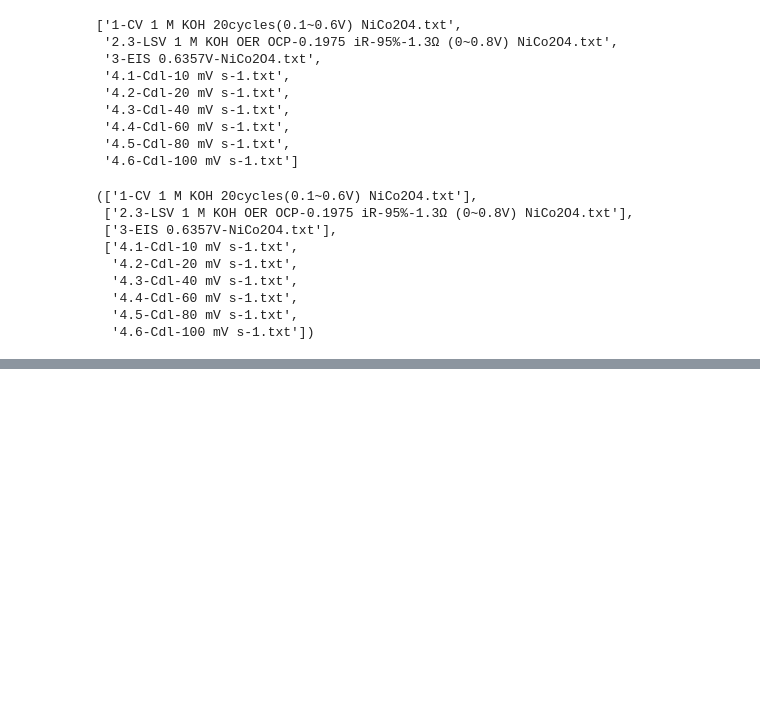
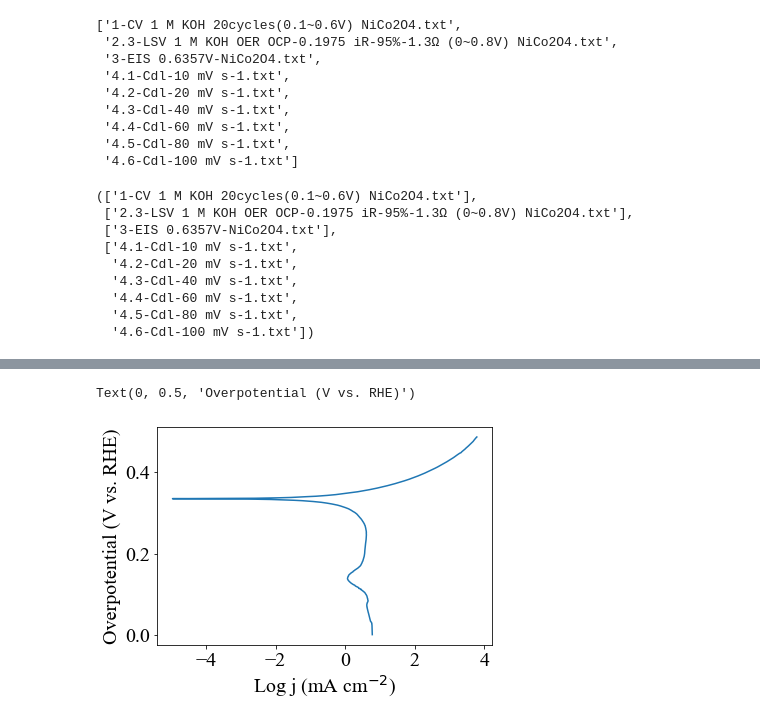
Before and after one commit to liyihang1024/CHI, a Jupyter notebook: electrocatalytic performance.ipynb, the cells around one changed output, grey strips where cells are left out. Cells and saved outputs as stored; diff of their text form; code cells hidden in the pictures; blank space fills up the shorter version.

```diff
--- a/electrocatalytic performance.ipynb
+++ b/electrocatalytic performance.ipynb
@@ -99,0 +79,21 @@ cdl_data_RHE = pd.concat([ref_to_RHE(i) for i in cdl], axis = 1)
+# %%
+# 读取并处理LSV数据
+lsv_data = pd.read_table(lsv[0], index_col=None, header=None, skiprows=0, sep=',')
+
+# 读取lsv扫速、电势窗口范围和数据开始的行索引
+scan_rate_lsv = lsv_data[lsv_data.iloc[:,0].str.contains("Scan Rate")].iloc[0,0].split(sep=' ')[-1]
+init_E_lsv = lsv_data[lsv_data.iloc[:,0].str.contains("Init E")].iloc[0,0].split(sep=' ')[-1]
+final_E_lsv = lsv_data[lsv_data.iloc[:,0].str.contains("Final E")].iloc[0,0].split(sep=' ')[-1]
+index_lsv = lsv_data[lsv_data.iloc[:,0].isin(['Potential/V'])].index.tolist()[0] + 1
+# %%
+# 将LSV数据转换为相对于RHE并与源数据和Tafel数据合并在一起
+lsv_data_new = lsv_data.iloc[index_lsv:,:].rename(columns={0:'Potential(V)', 1:'Current(A)'})   # 删除字符信息，只保留数值部分
+lsv_Potential_RHE = lsv_data.iloc[index_lsv:,0].astype(float).rename('Potential(V vs. RHE)') + shift   # 相对于RHE的电压
+lsv_Current_density_RHE = lsv_data.iloc[index_lsv:,1].astype(float).rename('Current density(mA/cm2 vs. RHE)')*1000/area   # 电流密度
+tafel_Current_density = np.log(np.abs(lsv_data.iloc[index_lsv:,1].astype(float)*1000/area))
+tafel_Potential = lsv_data.iloc[index_lsv:,0].astype(float)+shift-1.23
+
+lsv_data_RHE  = pd.concat([lsv_data_new,
+                           lsv_Potential_RHE, lsv_Current_density_RHE,
+                           tafel_Current_density, tafel_Potential],
+                           axis=1).reset_index(drop=True)   # drop=True删除原来的索引
@@ -168,0 +224,9 @@ Error:
+# %%
+tafel_data = lsv_data_RHE.iloc[:,[4, 5]]
+tafel_data_new = tafel_data[(tafel_data.iloc[:,1] > 0)]  # 删除Tafel曲线中y坐标小于零的部分
+plt.plot(tafel_data_new.iloc[:,0], tafel_data_new.iloc[:,1])
+plt.xlabel("Log j (mA cm$^{-2}$)")
+plt.ylabel("Overpotential (V vs. RHE)")
+# %% [output]
+Text(0, 0.5, 'Overpotential (V vs. RHE)')
+[figure, added]
```
Also changed, not shown: parts of 21 cells of this notebook, 1 other file.
